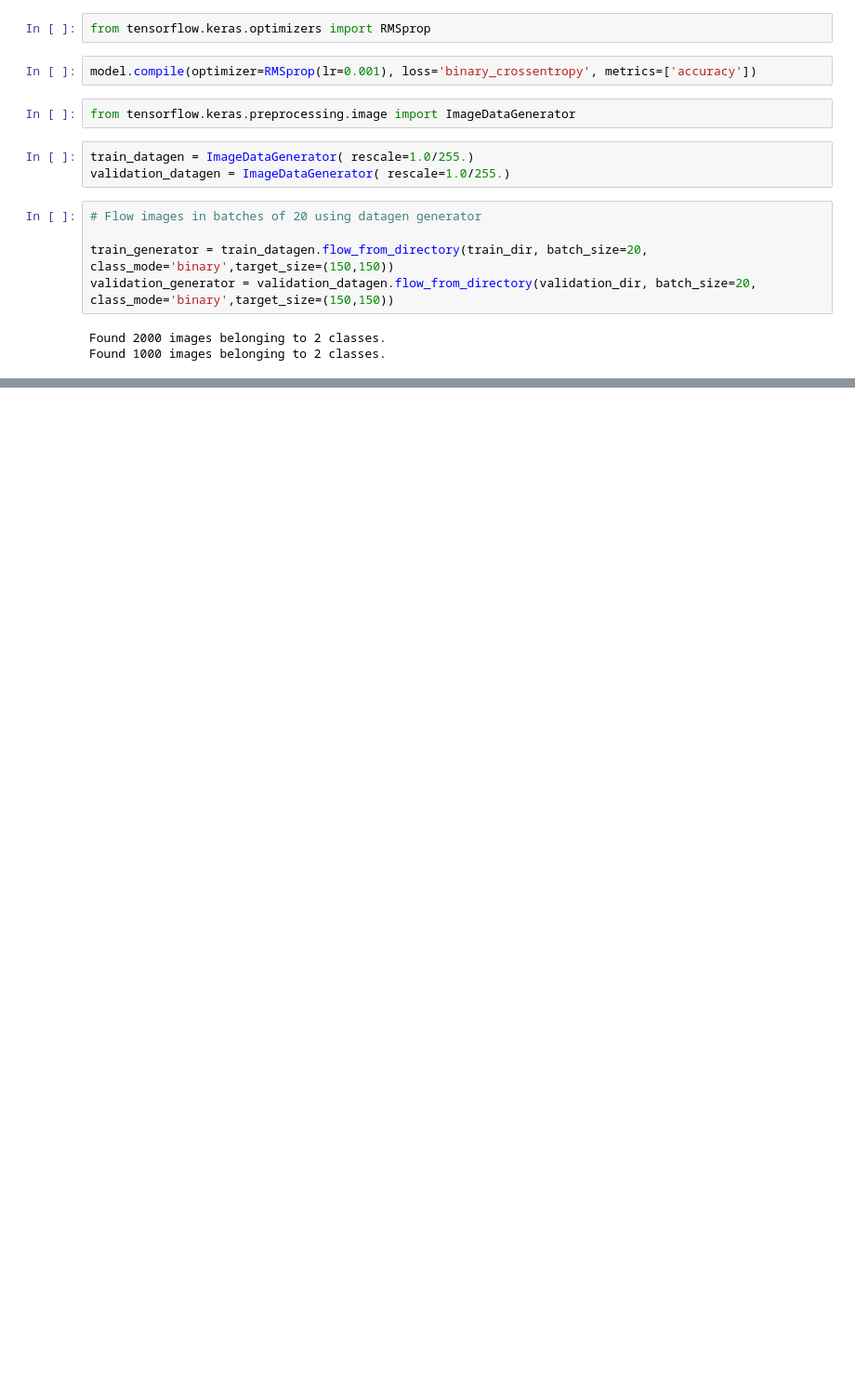
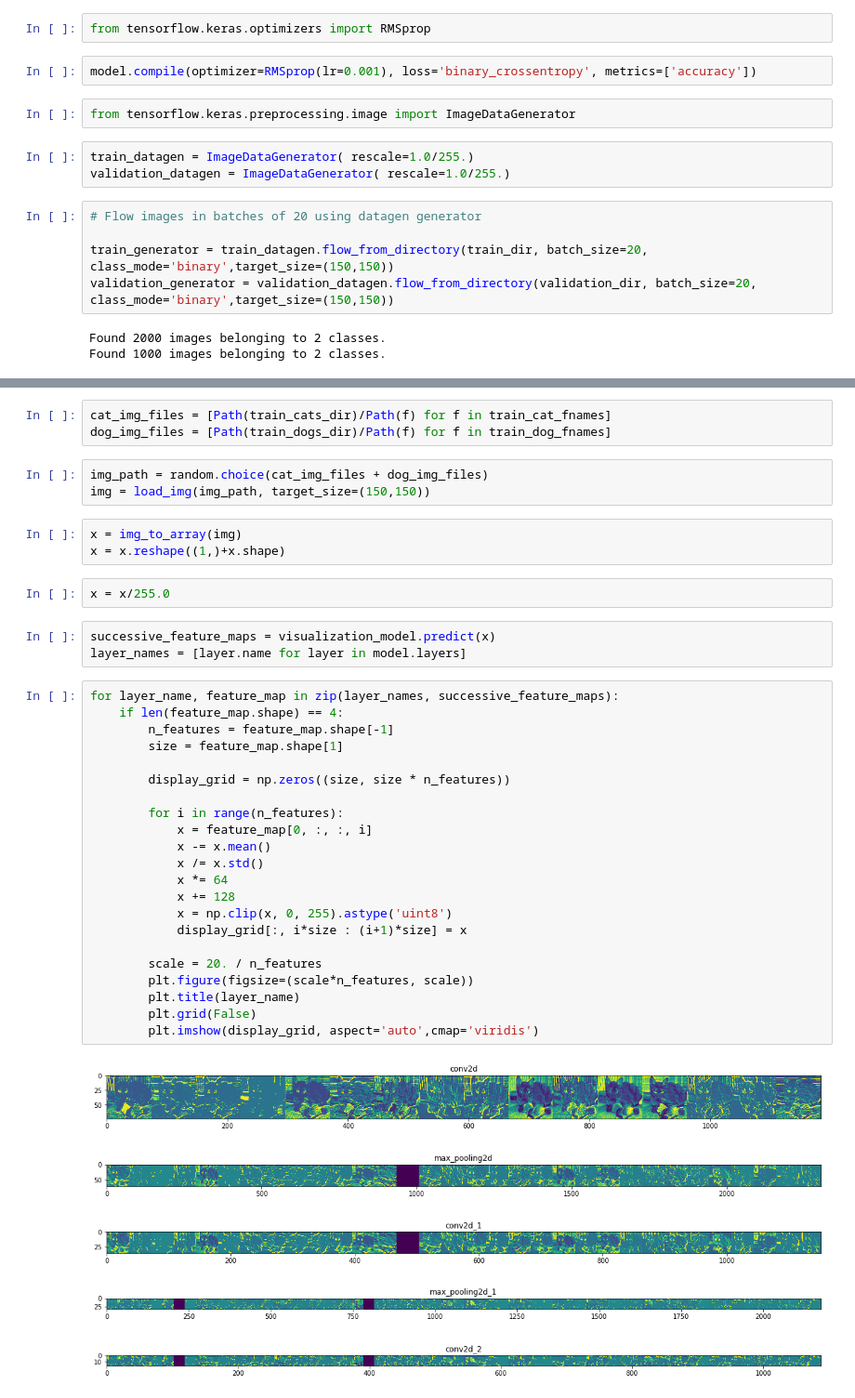
Before and after one commit to arjun921/DeepLearning-Journal, a Jupyter notebook: coursera-TFInPractiseSpecialization/cnn-in-tf/week-1/cats-vs-dogs.ipynb, the cells around one changed output, grey strips where cells are left out. Shown at 93% size. Saved outputs shown, nothing was run; the diff lists cells and outputs as text; blank space fills up the shorter version.

Commit message:
added layer visualizations for debugging

```diff
--- a/coursera-TFInPractiseSpecialization/cnn-in-tf/week-1/cats-vs-dogs.ipynb
+++ b/coursera-TFInPractiseSpecialization/cnn-in-tf/week-1/cats-vs-dogs.ipynb
@@ -141,0 +168,42 @@ Epoch 15/15
+# %%
+cat_img_files = [Path(train_cats_dir)/Path(f) for f in train_cat_fnames]
+dog_img_files = [Path(train_dogs_dir)/Path(f) for f in train_dog_fnames]
+# %%
+img_path = random.choice(cat_img_files + dog_img_files)
+img = load_img(img_path, target_size=(150,150))
+# %%
+x = img_to_array(img)
+x = x.reshape((1,)+x.shape)
+# %%
+x = x/255.0
+# %%
+successive_feature_maps = visualization_model.predict(x)
+layer_names = [layer.name for layer in model.layers]
+# %%
+for layer_name, feature_map in zip(layer_names, successive_feature_maps):
+    if len(feature_map.shape) == 4:
+        n_features = feature_map.shape[-1]
+        size = feature_map.shape[1]
+
+        display_grid = np.zeros((size, size * n_features))
+
+        for i in range(n_features):
+            x = feature_map[0, :, :, i]
+            x -= x.mean()
+            x /= x.std()
+            x *= 64
+            x += 128
+            x = np.clip(x, 0, 255).astype('uint8')
+            display_grid[:, i*size : (i+1)*size] = x
+
+        scale = 20. / n_features
+        plt.figure(figsize=(scale*n_features, scale))
+        plt.title(layer_name)
+        plt.grid(False)
+        plt.imshow(display_grid, aspect='auto',cmap='viridis')
+# %% [output]
+[figure, added]
+[figure, added]
+[figure, added]
+[figure, added]
+[figure, added]
```
Also changed, not shown: parts of 11 cells of this notebook.
